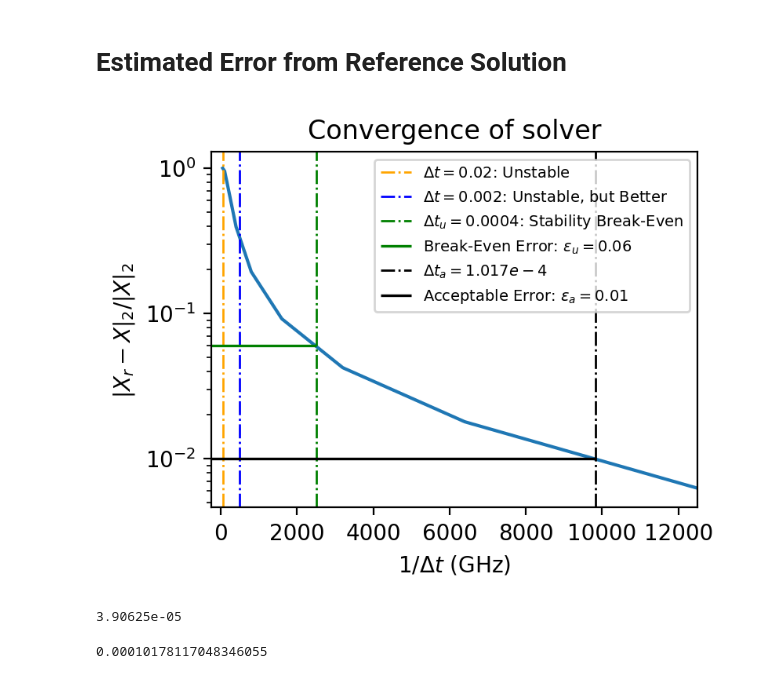
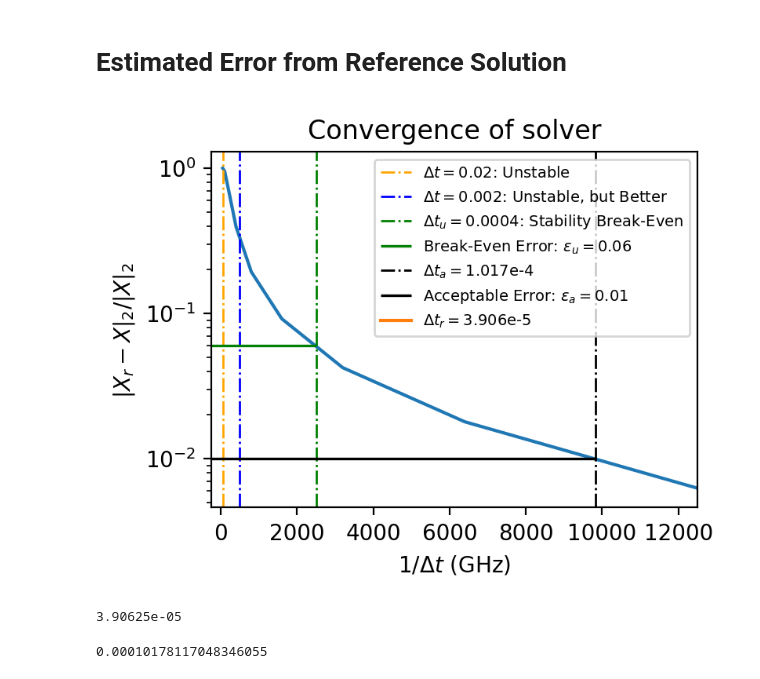
Before and after one commit to Phionx/quantumnetworks, a Jupyter notebook: demos/analysis/SolverOptimizer.ipynb, the cells around one changed output. Saved outputs shown, nothing was run; the diff lists cells and outputs as text; code cells hidden in the pictures.

Commit message:
Updates convergence plot!

```diff
--- a/demos/analysis/SolverOptimizer.ipynb
+++ b/demos/analysis/SolverOptimizer.ipynb
@@ -117,41 +117,41 @@ fig = plt.figure(figsize=(4, 3), dpi=200)
 ax = fig.subplots()
 
 ax.semilogy(1/dts_err[:-1], dchi_2s_err[:-1])
 ax.set_xlabel(r"$1/\Delta t$ (GHz)")
 ax.set_ylabel(r"$\|X_r - X\|_2/\|X\|_2}$")
 ax.set_title(f"Convergence of solver")
 
 Δt_err = 0.02
 ax.axvline(x=1/Δt_err, color='orange', linestyle='-.', linewidth=1, label=r'$\Delta t = 0.02$: Unstable')
 
 Δt_err = 0.002
 ax.axvline(x=1/Δt_err, color='b', linestyle='-.', linewidth=1, label=r'$\Delta t = 0.002$: Unstable, but Better')
 
 Δt_err = 0.0004
 ax.axvline(x=1/Δt_err, color='green', linestyle='-.', linewidth=1, label=r'$\Delta t_u = 0.0004$: Stability Break-Even')
 
 ε_u = 0.06
 ax.hlines(y=ε_u, xmin=-250, xmax=1/Δt_err, linewidth=1.2, color='green', linestyle='-', label=r'Break-Even Error: $\varepsilon_u = 0.06$')
 
 
 Δt_a = 1/9825
-ax.axvline(x=1/Δt_a, color='k', linestyle='-.', linewidth=1, label=r'$\Delta t_a = 1.017e-4$')
+ax.axvline(x=1/Δt_a, color='k', linestyle='-.', linewidth=1, label=r'$\Delta t_a =$1.017e-4')
 ε_a = 0.01
 ax.hlines(y=ε_a, xmin=-250, xmax=1/Δt_a, linewidth=1.2, color='k', linestyle='-', label=r'Acceptable Error: $\varepsilon_a = 0.01$')
-
+ax.plot([], [], label=r'$\Delta t_r =$3.906e-5')
 
 
 
 plt.xlim(-250, 12500)
 ax.legend(loc='best', fontsize=7)
 plt.show()
 # %% [output]
-[figure, old version]
+[figure, new version]
-# %%
-Δt_ref
-# %% [output]
-3.90625e-05
-# %%
-Δt_a
-# %% [output]
-0.00010178117048346055
+# %%
+Δt_ref
+# %% [output]
+3.90625e-05
+# %%
+Δt_a
+# %% [output]
+0.00010178117048346055
```
Also changed, not shown: parts of 16 cells of this notebook.
